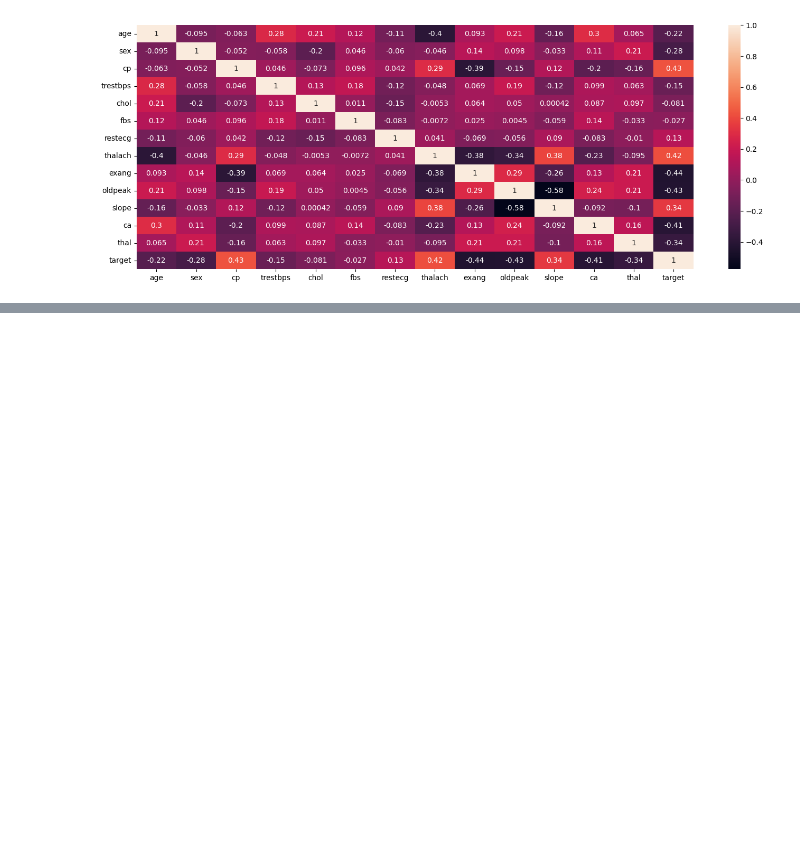
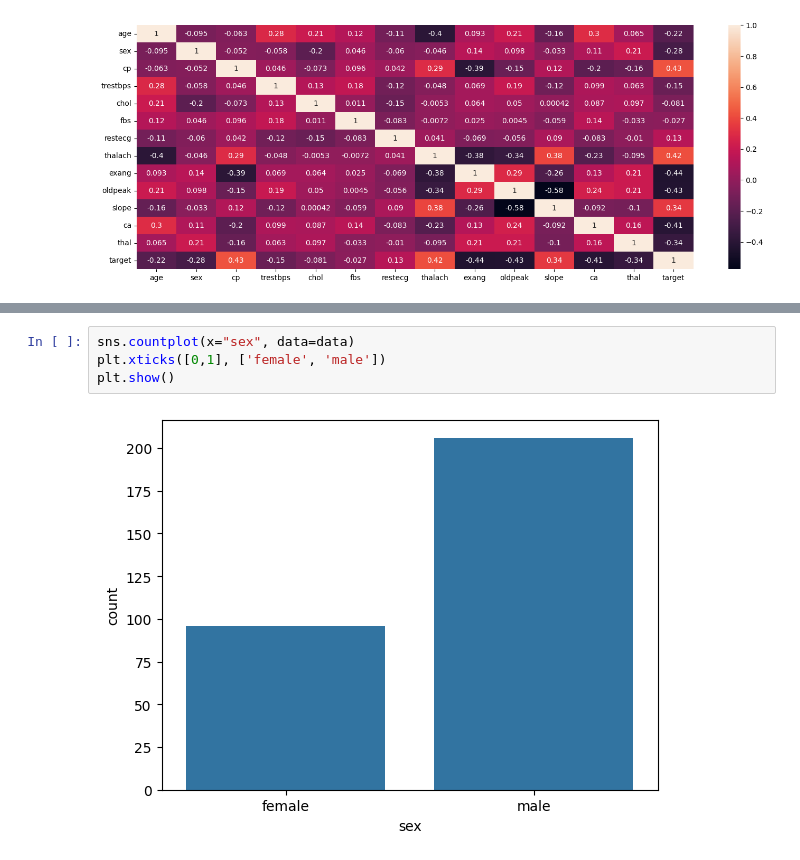
Before and after one commit to Evansrintari/CollectionMiniProject, a Jupyter notebook: heart_disease_analysis.ipynb, the cells around one changed output, grey strips where cells are left out. Drawn from its saved outputs; the diff is of its cells as text; blank space fills up the shorter version.

```diff
--- a/heart_disease_analysis.ipynb
+++ b/heart_disease_analysis.ipynb
@@ -132,0 +168,6 @@ sns.heatmap(data.corr(), annot= True)
+# %%
+sns.countplot(x="sex", data=data)
+plt.xticks([0,1], ['female', 'male'])
+plt.show()
+# %% [output]
+[figure, added]
```
Also changed, not shown: parts of 13 cells of this notebook.
